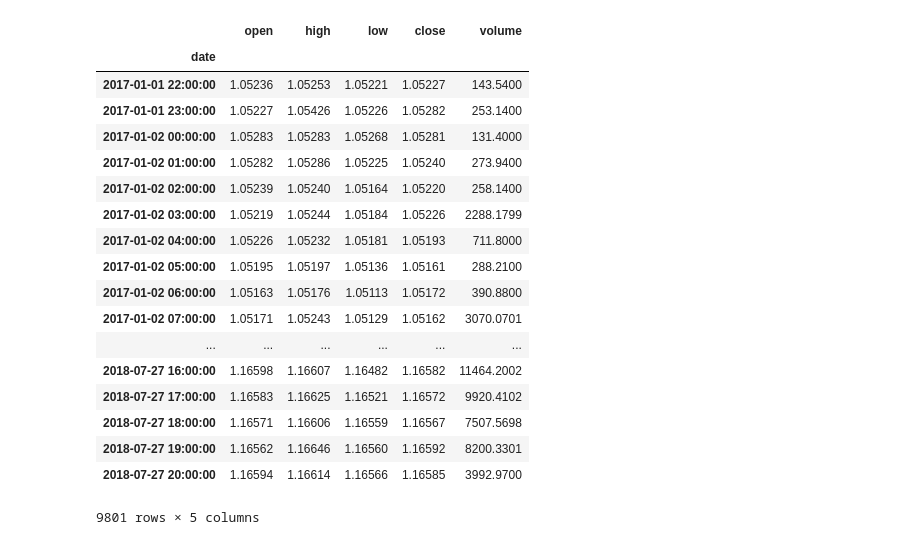
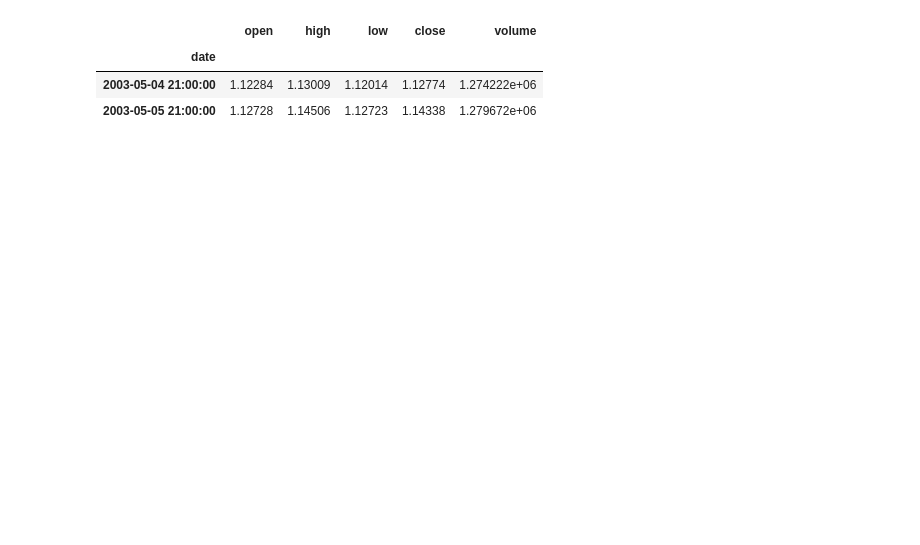
Before and after one commit to sami2310/Forex-ML, a Jupyter notebook: Forex_prediction.ipynb, the cells around one changed output. Drawn from its saved outputs; the diff is of its cells as text; code cells hidden in the pictures; blank space fills up the shorter version.

Commit message:
Sone more tests

```diff
--- a/Forex_prediction.ipynb
+++ b/Forex_prediction.ipynb
@@ -1,53 +51,16 @@
 # %%
-import pandas as pd
-import numpy as np
-import plotly as py
-from plotly import tools
-import plotly.graph_objs as go
-from feature_functions import *
-from sklearn.ensemble import GradientBoostingClassifier
-from sklearn.metrics import accuracy_score
-from sklearn.model_selection import train_test_split
-
-from scipy import stats
-import scipy.optimize
-from scipy.optimize import OptimizeWarning
-import warnings
-from sklearn.linear_model import LinearRegression
-from scipy import stats
-
-# Variables:
-future = 15
-averages = [5,10,15,20,30,50,70,100,200,300]
-
-
 # Loading the data
-df = pd.read_csv("data/EURUSDhour.csv")
+df = pd.read_csv("data/EURUSDday.csv")
 df.columns = ['date','open','high','low','close','volume']
 df.date = pd.to_datetime(df.date, format='%d.%m.%Y %H:%M:%S.%f')
 df = df.set_index(df.date)
 df = df[['open','high','low','close','volume']]
 
 # Drop elements where there is no mouvement (Market closed) like in the weekends
 df = df.drop_duplicates(keep=False)
-df
+df.head(2)
 # %% [output]
 |  | open | high | low | close | volume |
 | date |  |  |  |  |  |
-| 2017-01-01 22:00:00 | 1.05236 | 1.05253 | 1.05221 | 1.05227 | 143.5400 |
-| 2017-01-01 23:00:00 | 1.05227 | 1.05426 | 1.05226 | 1.05282 | 253.1400 |
-| 2017-01-02 00:00:00 | 1.05283 | 1.05283 | 1.05268 | 1.05281 | 131.4000 |
-| 2017-01-02 01:00:00 | 1.05282 | 1.05286 | 1.05225 | 1.05240 | 273.9400 |
-| 2017-01-02 02:00:00 | 1.05239 | 1.05240 | 1.05164 | 1.05220 | 258.1400 |
-| 2017-01-02 03:00:00 | 1.05219 | 1.05244 | 1.05184 | 1.05226 | 2288.1799 |
-| 2017-01-02 04:00:00 | 1.05226 | 1.05232 | 1.05181 | 1.05193 | 711.8000 |
-| 2017-01-02 05:00:00 | 1.05195 | 1.05197 | 1.05136 | 1.05161 | 288.2100 |
-| 2017-01-02 06:00:00 | 1.05163 | 1.05176 | 1.05113 | 1.05172 | 390.8800 |
-| 2017-01-02 07:00:00 | 1.05171 | 1.05243 | 1.05129 | 1.05162 | 3070.0701 |
-| ... | ... | ... | ... | ... | ... |
-| 2018-07-27 16:00:00 | 1.16598 | 1.16607 | 1.16482 | 1.16582 | 11464.2002 |
-| 2018-07-27 17:00:00 | 1.16583 | 1.16625 | 1.16521 | 1.16572 | 9920.4102 |
-| 2018-07-27 18:00:00 | 1.16571 | 1.16606 | 1.16559 | 1.16567 | 7507.5698 |
-| 2018-07-27 19:00:00 | 1.16562 | 1.16646 | 1.16560 | 1.16592 | 8200.3301 |
-| 2018-07-27 20:00:00 | 1.16594 | 1.16614 | 1.16566 | 1.16585 | 3992.9700 |
+| 2003-05-04 21:00:00 | 1.12284 | 1.13009 | 1.12014 | 1.12774 | 1.274222e+06 |
+| 2003-05-05 21:00:00 | 1.12728 | 1.14506 | 1.12723 | 1.14338 | 1.279672e+06 |
-9801 rows × 5 columns
```
Also changed, not shown: parts of 24 cells of this notebook, 1 other file.
